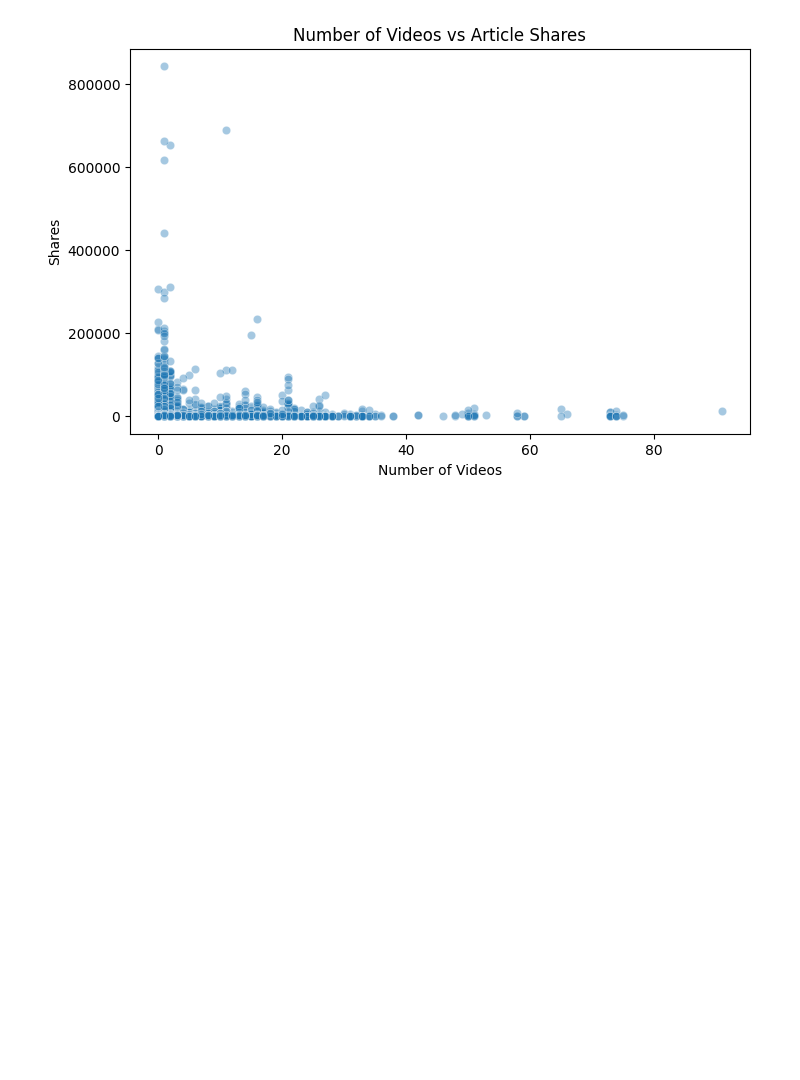
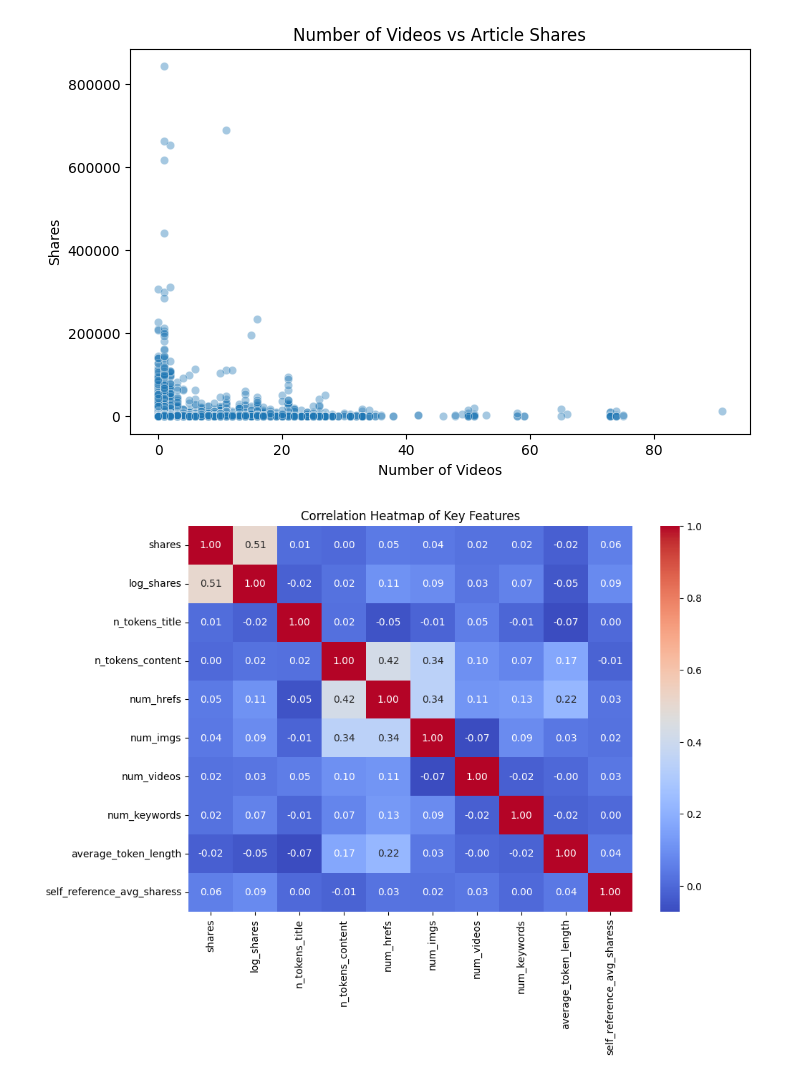
Before and after one commit to dd4real2k/online-news-popularity-prediction, a Jupyter notebook: notebooks/03_eda_visualisation.ipynb, the cells around one changed output. Saved outputs shown, nothing was run; the diff lists cells and outputs as text; code cells hidden in the pictures; blank space fills up the shorter version.

Commit message:
Add correlation heatmap for key article features

```diff
--- a/notebooks/03_eda_visualisation.ipynb
+++ b/notebooks/03_eda_visualisation.ipynb
@@ -156,3 +156,26 @@ plt.ylabel("Shares")
 plt.show()
 # %% [output]
 [figure]
+# %%
+# Correlation heatmap
+selected_cols = [
+    "shares",
+    "log_shares",
+    "n_tokens_title",
+    "n_tokens_content",
+    "num_hrefs",
+    "num_imgs",
+    "num_videos",
+    "num_keywords",
+    "average_token_length",
+    "self_reference_avg_sharess"
+]
+
+corr = df[selected_cols].corr()
+
+plt.figure(figsize=(10,7))
+sns.heatmap(corr, annot=True, cmap="coolwarm", fmt=".2f")
+plt.title("Correlation Heatmap of Key Features")
+plt.show()
+# %% [output]
+[figure, added]
```
